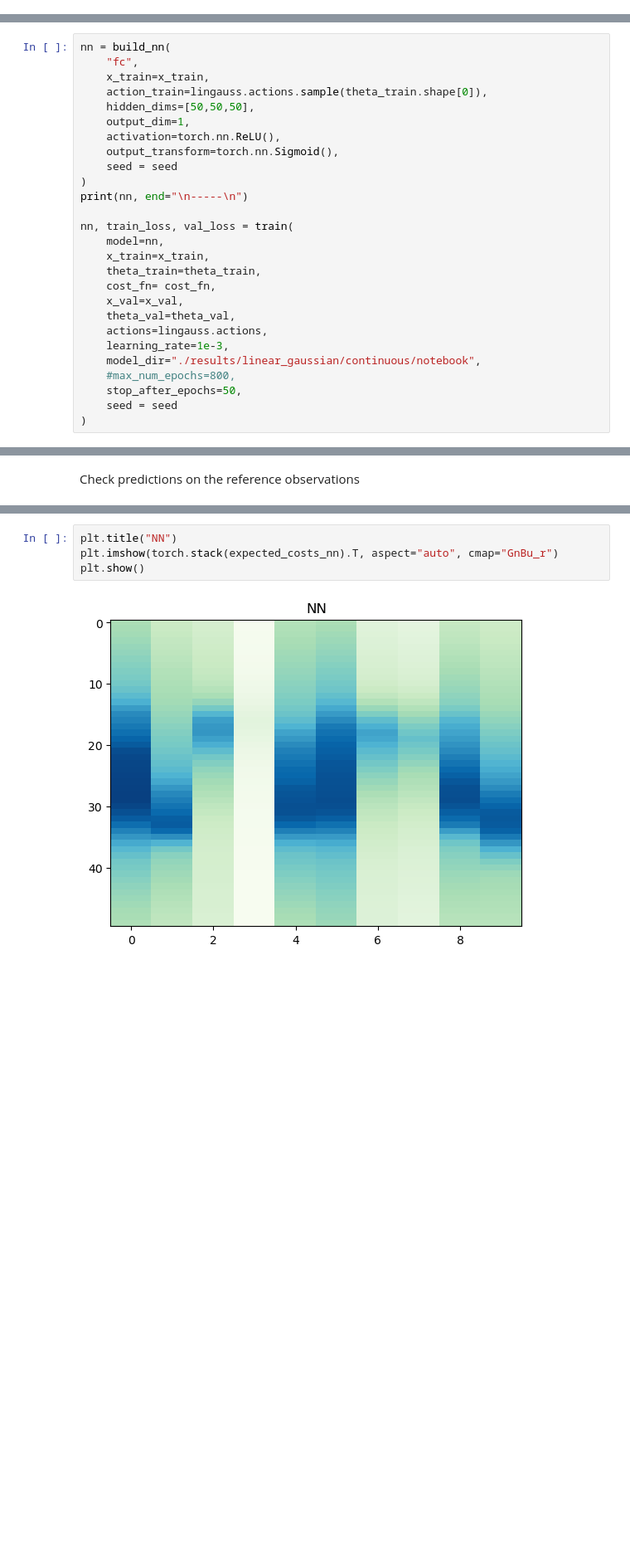
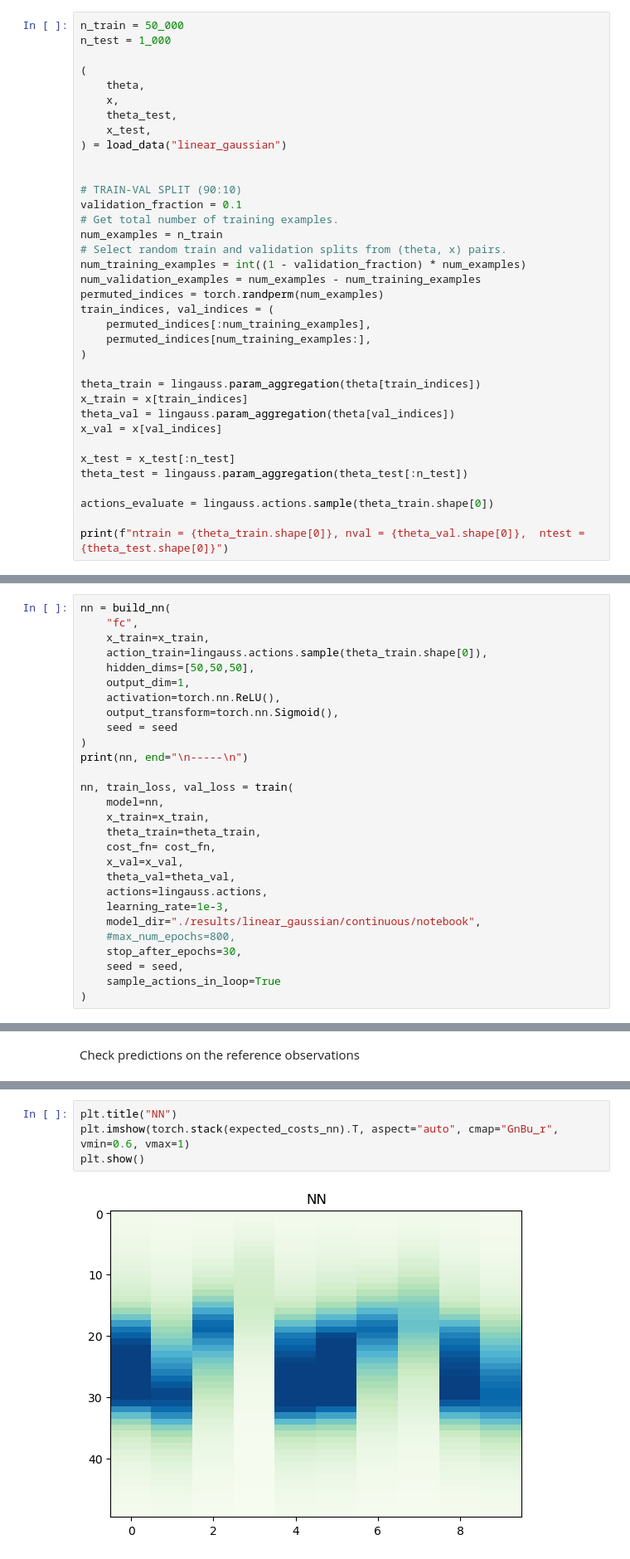
Before and after one commit to mackelab/amortized-decision-making, a Jupyter notebook: scripts/examples/lingauss_continuous_actions.ipynb, the cells around one changed output, grey strips where cells are left out. Shown at 83% size. Drawn from its saved outputs; the diff is of its cells as text; blank space fills up the shorter version.

```diff
--- a/scripts/examples/lingauss_continuous_actions.ipynb
+++ b/scripts/examples/lingauss_continuous_actions.ipynb
@@ -201,0 +181,36 @@ N_train = 50000, N_val = 5000, N_test = 5000
+# %%
+n_train = 50_000
+n_test = 1_000
+
+(
+    theta,
+    x,
+    theta_test,
+    x_test,
+) = load_data("linear_gaussian")
+
+
+# TRAIN-VAL SPLIT (90:10)
+validation_fraction = 0.1
+# Get total number of training examples.
+num_examples = n_train
+# Select random train and validation splits from (theta, x) pairs.
+num_training_examples = int((1 - validation_fraction) * num_examples)
+num_validation_examples = num_examples - num_training_examples
+permuted_indices = torch.randperm(num_examples)
+train_indices, val_indices = (
+    permuted_indices[:num_training_examples],
+    permuted_indices[num_training_examples:],
+)
+
+theta_train = lingauss.param_aggregation(theta[train_indices])
+x_train = x[train_indices]
+theta_val = lingauss.param_aggregation(theta[val_indices])
+x_val = x[val_indices]
+
+x_test = x_test[:n_test]
+theta_test = lingauss.param_aggregation(theta_test[:n_test])
+
+actions_evaluate = lingauss.actions.sample(theta_train.shape[0])
+
+print(f"ntrain = {theta_train.shape[0]}, nval = {theta_val.shape[0]},  ntest = {theta_test.shape[0]}")
@@ -225,8 +243,9 @@ nn, train_loss, val_loss = train(
     learning_rate=1e-3,
     model_dir="./results/linear_gaussian/continuous/notebook",
     #max_num_epochs=800,
-    stop_after_epochs=50,
-    seed = seed
+    stop_after_epochs=30,
+    seed = seed,
+    sample_actions_in_loop=True
 )
 # %% [output]
 FeedforwardNN(
@@ -302,6 +324,6 @@ plt.show()
 # %%
 plt.title("NN")
-plt.imshow(torch.stack(expected_costs_nn).T, aspect="auto", cmap="GnBu_r")
+plt.imshow(torch.stack(expected_costs_nn).T, aspect="auto", cmap="GnBu_r", vmin=0.6, vmax=1)
 plt.show()
 # %% [output]
-[figure, old version]
+[figure, new version]
```
Also changed, not shown: parts of 18 cells of this notebook, 28 other files.
